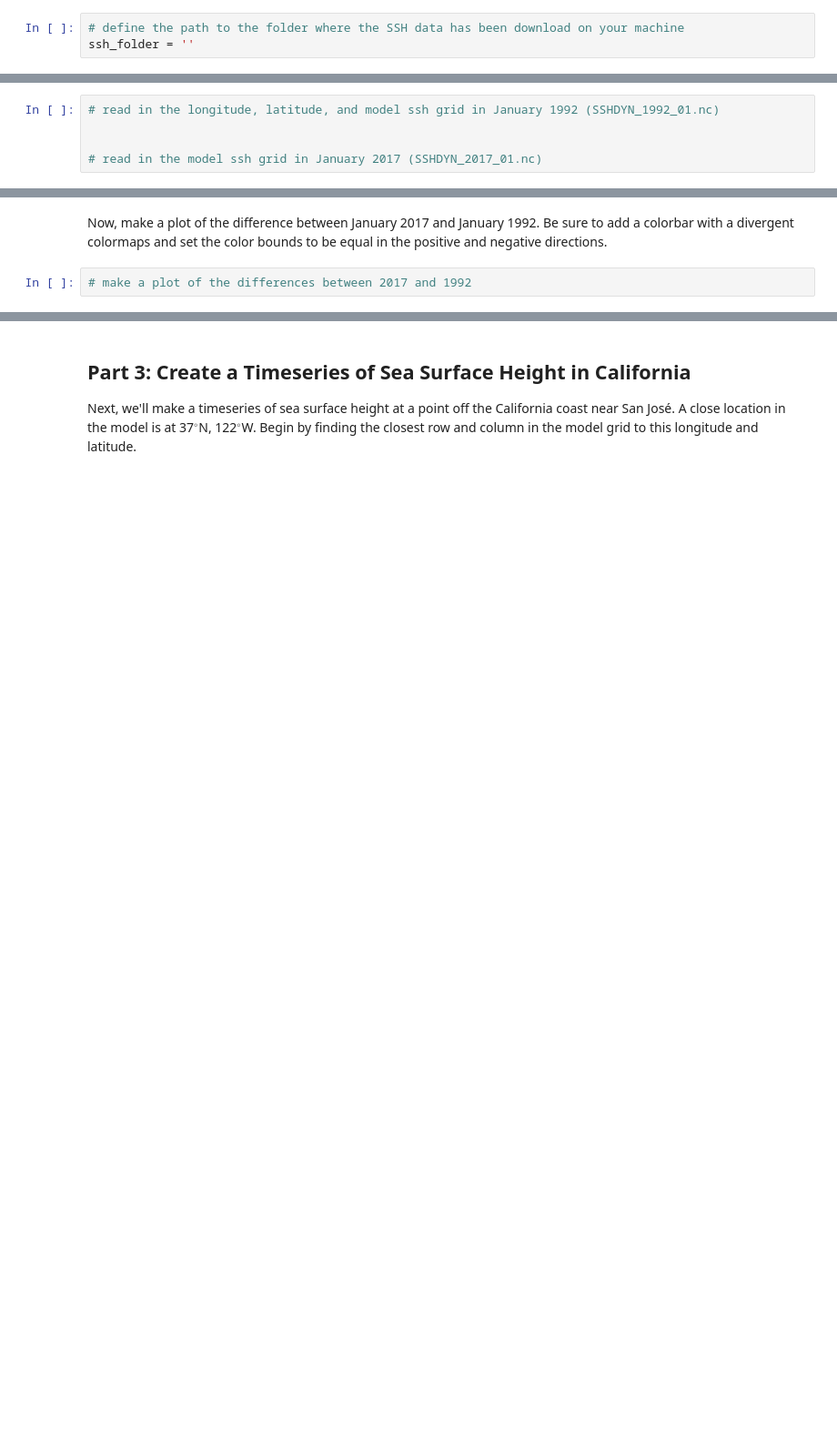
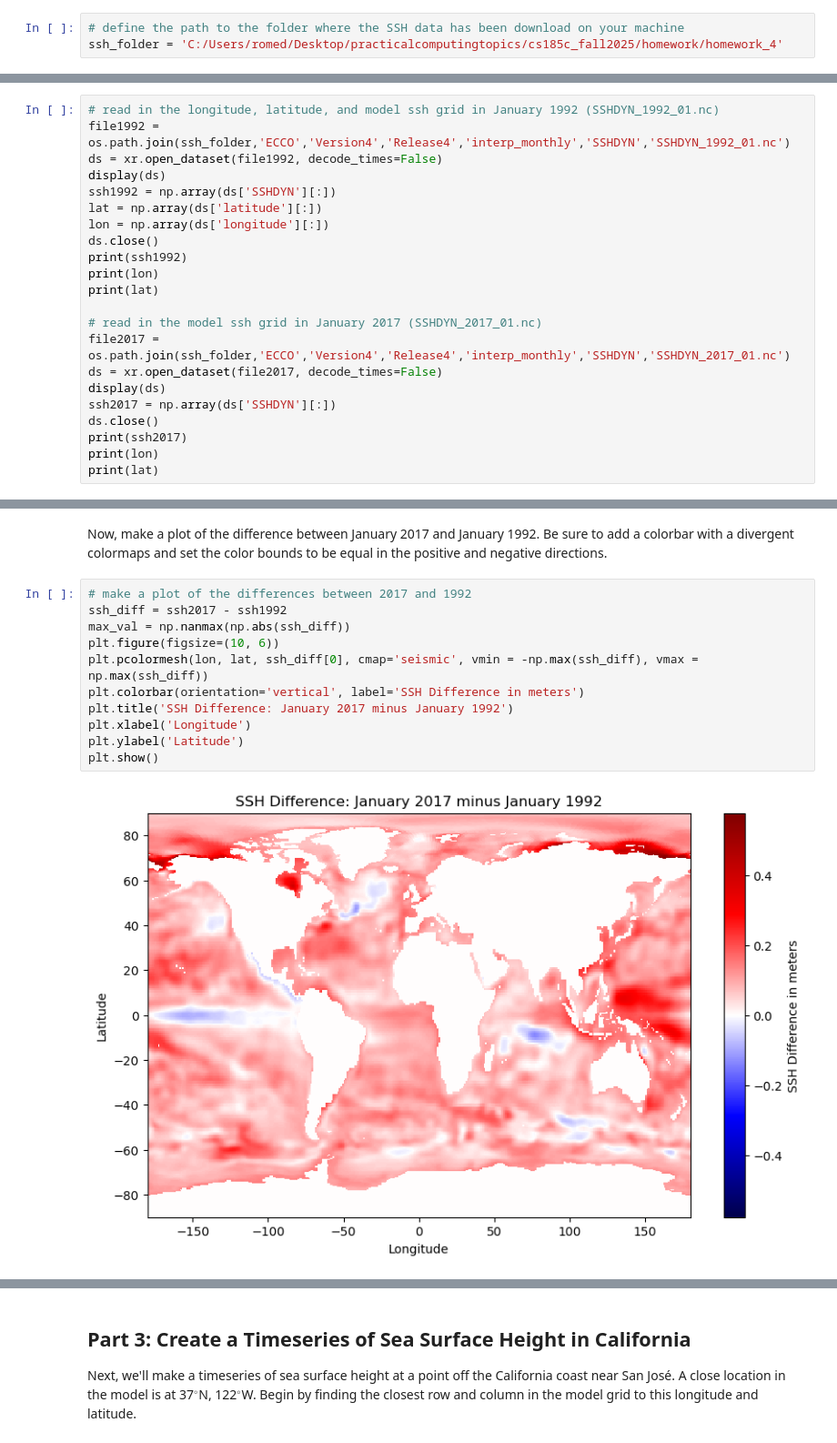
Before and after one commit to Shruichan/cs185c_spring2025, a Jupyter notebook: homework/homework_4/HW4 Sea Level Rise.ipynb, the cells around one changed output, grey strips where cells are left out. Shown at 91% size. Drawn from its saved outputs; the diff is of its cells as text; blank space fills up the shorter version.

```diff
--- a/homework/homework_4/HW4 Sea Level Rise.ipynb
+++ b/homework/homework_4/HW4 Sea Level Rise.ipynb
@@ -15,12 +18,29 @@ To begin this exercise, download all of the available sea surface height data (1
 To obtain the data, use the [Downloading ECCO Data](https://github.com/ProfMikeWood/ocean_modeling_book/blob/main/tools/Downloading%20ECCO%20Data.ipynb) notebook provided with the course notes.
 # %%
 # define the path to the folder where the SSH data has been download on your machine
-ssh_folder = ''
+ssh_folder = 'C:/Users/romed/Desktop/practicalcomputingtopics/cs185c_fall2025/homework/homework_4'
 # %% [markdown]
 ## Part 2: Plot Total Sea Level Rise 1992-2017
 As a first look into how sea level has changed in the past several decades, we'll look at the differences between two time periods at the beginning and end of the available model output: January 1992 and January 2017. It is important to use the same month because variations in sea level also have a seasonal cycle (as we'll see below). Begin by reading in the data:
 # %%
 # read in the longitude, latitude, and model ssh grid in January 1992 (SSHDYN_1992_01.nc)
-
+file1992 = os.path.join(ssh_folder,'ECCO','Version4','Release4','interp_monthly','SSHDYN','SSHDYN_1992_01.nc')
+ds = xr.open_dataset(file1992, decode_times=False)
+display(ds)
+ssh1992 = np.array(ds['SSHDYN'][:])
+lat = np.array(ds['latitude'][:])
+lon = np.array(ds['longitude'][:])
+ds.close()
+print(ssh1992)
+print(lon)
+print(lat)
 
 # read in the model ssh grid in January 2017 (SSHDYN_2017_01.nc)
+file2017 = os.path.join(ssh_folder,'ECCO','Version4','Release4','interp_monthly','SSHDYN','SSHDYN_2017_01.nc')
+ds = xr.open_dataset(file2017, decode_times=False)
+display(ds)
+ssh2017 = np.array(ds['SSHDYN'][:])
+ds.close()
+print(ssh2017)
+print(lon)
+print(lat)
@@ -28,6 +117,17 @@ As a first look into how sea level has changed in the past several decades, we'l
 Now, make a plot of the difference between January 2017 and January 1992. Be sure to add a colorbar with a divergent colormaps and set the color bounds to be equal in the positive and negative directions.
 # %%
 # make a plot of the differences between 2017 and 1992
+ssh_diff = ssh2017 - ssh1992
+max_val = np.nanmax(np.abs(ssh_diff))
+plt.figure(figsize=(10, 6))
+plt.pcolormesh(lon, lat, ssh_diff[0], cmap='seismic', vmin = -np.max(ssh_diff), vmax = np.max(ssh_diff))
+plt.colorbar(orientation='vertical', label='SSH Difference in meters')
+plt.title('SSH Difference: January 2017 minus January 1992')
+plt.xlabel('Longitude')
+plt.ylabel('Latitude')
+plt.show()
+# %% [output]
+[figure, added]
 # %% [markdown]
 ### Questions:
 Where are the largest increases in sea level observed between these two time periods? Are there any locations on the globe where sea level has fallen? If so, where?
```
Also changed, not shown: parts of 10 cells of this notebook.
